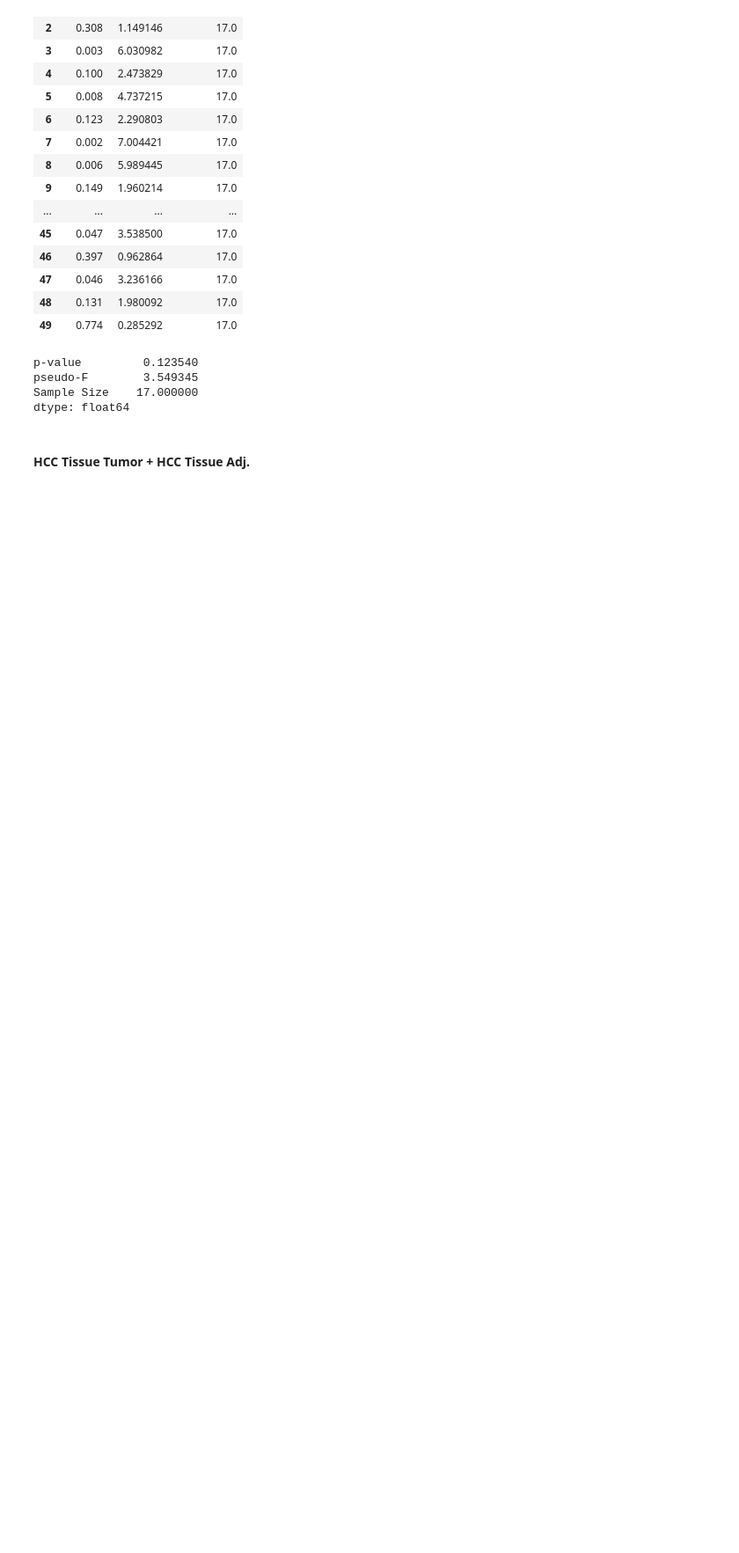
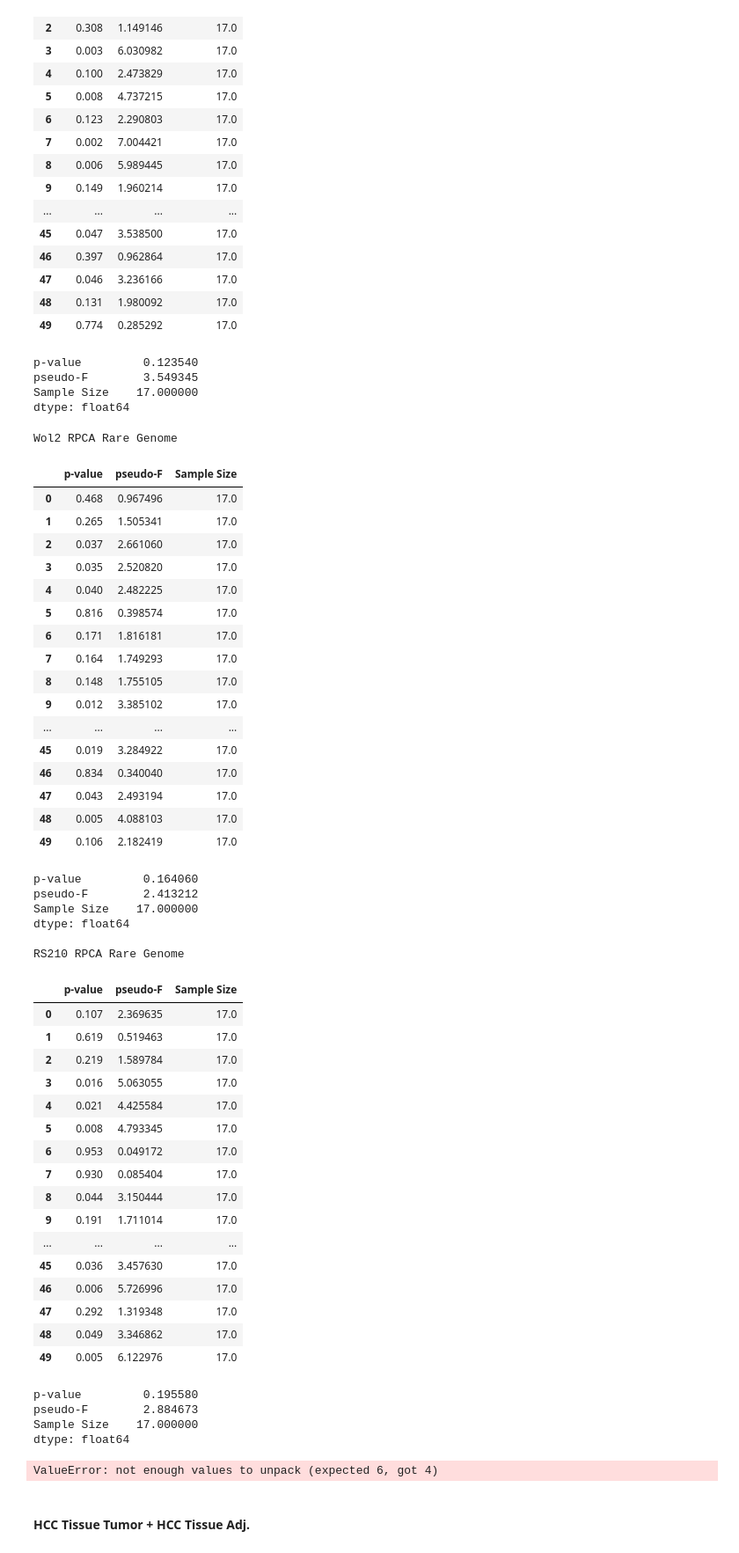
Before and after one commit to cguccione/HCC-microbialDNA, a Jupyter notebook: 4_BetaDiversitySummary.ipynb, the cells around one changed output. Shown at 88% size. Cells and saved outputs as stored; diff of their text form; code cells hidden in the pictures; blank space fills up the shorter version.

```diff
--- a/4_BetaDiversitySummary.ipynb
+++ b/4_BetaDiversitySummary.ipynb
@@ -296,6 +367,56 @@ p-value         0.123540
 pseudo-F        3.549345
 Sample Size    17.000000
 dtype: float64
+# %%
+
+rs210_rpca_genome, wol2_rpca_genome, df_wol2_uwUni_genome, df_wol2_wUni_genome, df_wol2_rpca_rare_genome, df_rs210_rpca_rare_genome = call_beta_species('CRC_adj_v_tumor', 'host_sample_type', rarefaction=2000, numRares=50, decoide_min_feature_count=1)
+# %% [output]
+Wol2 RPCA Rare Genome
+|  | p-value | pseudo-F | Sample Size |
+| 0 | 0.468 | 0.967496 | 17.0 |
+| 1 | 0.265 | 1.505341 | 17.0 |
+| 2 | 0.037 | 2.661060 | 17.0 |
+| 3 | 0.035 | 2.520820 | 17.0 |
+| 4 | 0.040 | 2.482225 | 17.0 |
+| 5 | 0.816 | 0.398574 | 17.0 |
+| 6 | 0.171 | 1.816181 | 17.0 |
+| 7 | 0.164 | 1.749293 | 17.0 |
+| 8 | 0.148 | 1.755105 | 17.0 |
+| 9 | 0.012 | 3.385102 | 17.0 |
+| ... | ... | ... | ... |
+| 45 | 0.019 | 3.284922 | 17.0 |
+| 46 | 0.834 | 0.340040 | 17.0 |
+| 47 | 0.043 | 2.493194 | 17.0 |
+| 48 | 0.005 | 4.088103 | 17.0 |
+| 49 | 0.106 | 2.182419 | 17.0 |
+p-value         0.164060
+pseudo-F        2.413212
+Sample Size    17.000000
+dtype: float64
+
+RS210 RPCA Rare Genome
+|  | p-value | pseudo-F | Sample Size |
+| 0 | 0.107 | 2.369635 | 17.0 |
+| 1 | 0.619 | 0.519463 | 17.0 |
+| 2 | 0.219 | 1.589784 | 17.0 |
+| 3 | 0.016 | 5.063055 | 17.0 |
+| 4 | 0.021 | 4.425584 | 17.0 |
+| 5 | 0.008 | 4.793345 | 17.0 |
+| 6 | 0.953 | 0.049172 | 17.0 |
+| 7 | 0.930 | 0.085404 | 17.0 |
+| 8 | 0.044 | 3.150444 | 17.0 |
+| 9 | 0.191 | 1.711014 | 17.0 |
+| ... | ... | ... | ... |
+| 45 | 0.036 | 3.457630 | 17.0 |
+| 46 | 0.006 | 5.726996 | 17.0 |
+| 47 | 0.292 | 1.319348 | 17.0 |
+| 48 | 0.049 | 3.346862 | 17.0 |
+| 49 | 0.005 | 6.122976 | 17.0 |
+p-value         0.195580
+pseudo-F        2.884673
+Sample Size    17.000000
+dtype: float64
+ValueError: not enough values to unpack (expected 6, got 4)
 # %% [markdown]
 #### HCC Tissue Tumor + HCC Tissue Adj.
 # %%
```
Also changed, not shown: parts of 7 cells of this notebook, 34 other files.
